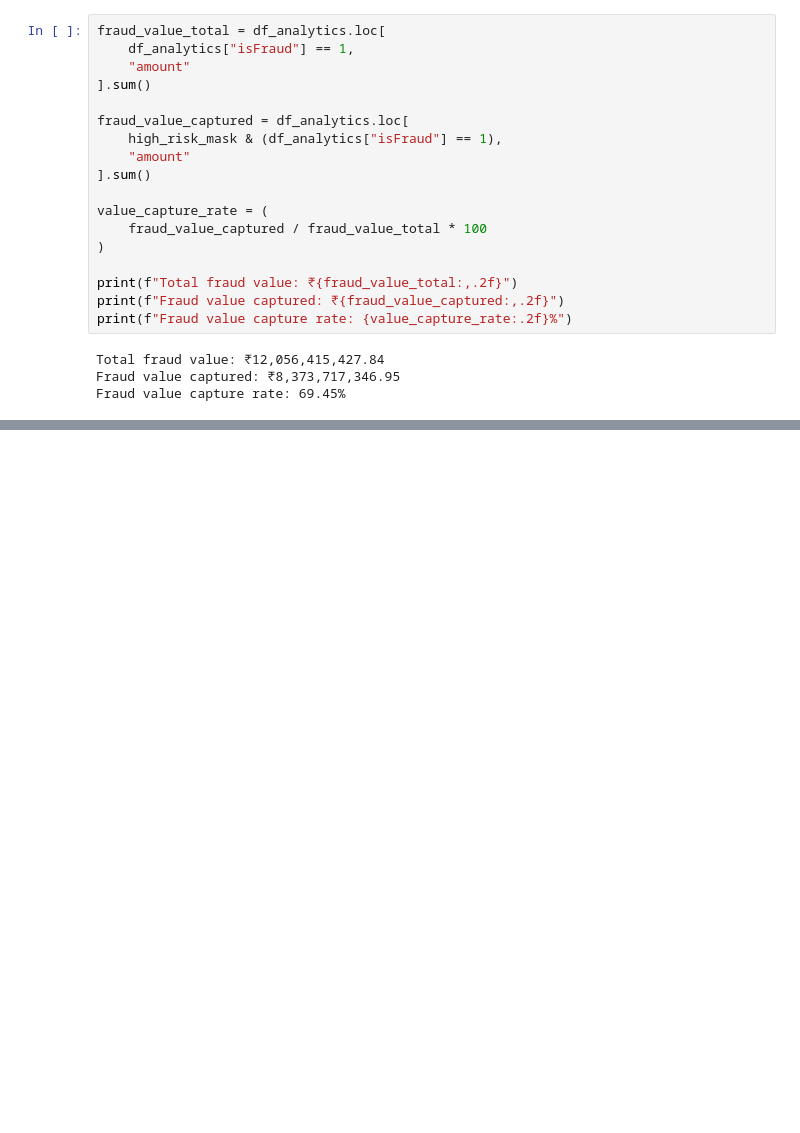
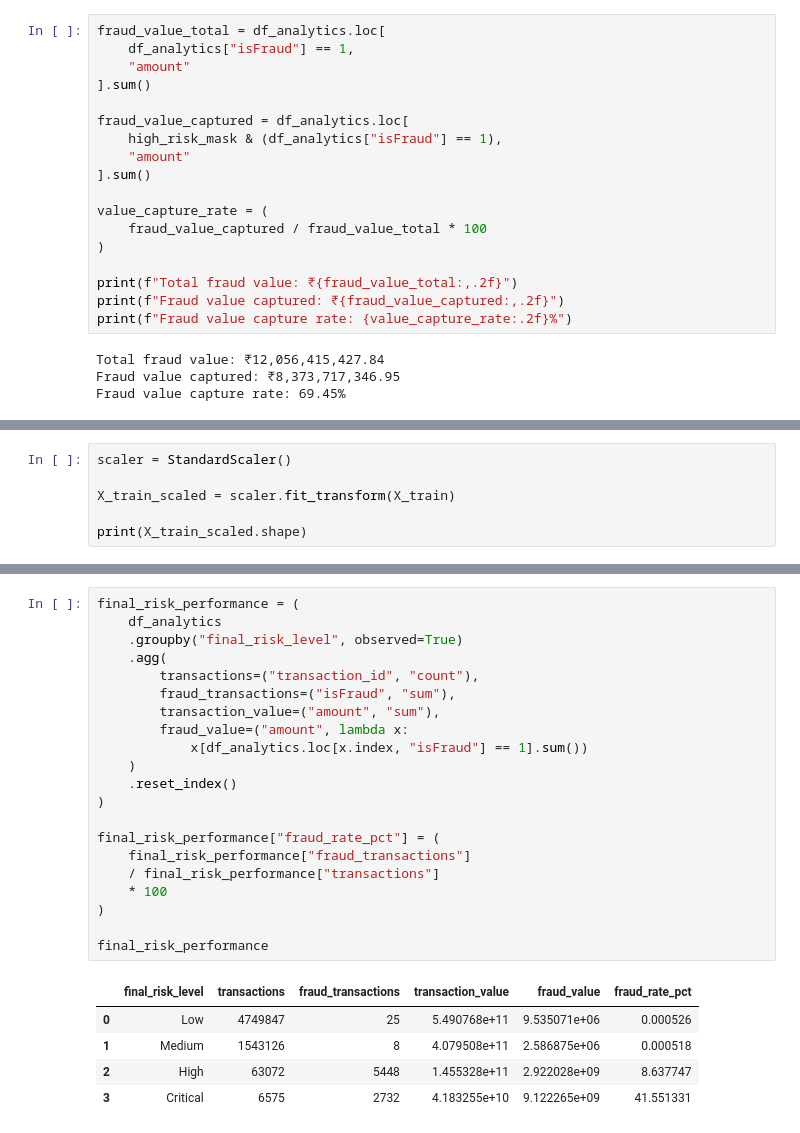
Before and after one commit to Preetam-13/financial-transaction-risk-fraud-analytics, a Jupyter notebook: notebooks/01_data_profiling.ipynb, the cells around one changed output, grey strips where cells are left out. Cells and saved outputs as stored; diff of their text form; blank space fills up the shorter version.

```diff
--- a/notebooks/01_data_profiling.ipynb
+++ b/notebooks/01_data_profiling.ipynb
@@ -787,0 +839,6 @@ Fraud value capture rate: 69.45%
+# %%
+scaler = StandardScaler()
+
+X_train_scaled = scaler.fit_transform(X_train)
+
+print(X_train_scaled.shape)
@@ -787,0 +1148,27 @@ Fraud value capture rate: 69.45%
+# %%
+final_risk_performance = (
+    df_analytics
+    .groupby("final_risk_level", observed=True)
+    .agg(
+        transactions=("transaction_id", "count"),
+        fraud_transactions=("isFraud", "sum"),
+        transaction_value=("amount", "sum"),
+        fraud_value=("amount", lambda x:
+            x[df_analytics.loc[x.index, "isFraud"] == 1].sum())
+    )
+    .reset_index()
+)
+
+final_risk_performance["fraud_rate_pct"] = (
+    final_risk_performance["fraud_transactions"]
+    / final_risk_performance["transactions"]
+    * 100
+)
+
+final_risk_performance
+# %% [output]
+|  | final_risk_level | transactions | fraud_transactions | transaction_value | fraud_value | fraud_rate_pct |
+| 0 | Low | 4749847 | 25 | 5.490768e+11 | 9.535071e+06 | 0.000526 |
+| 1 | Medium | 1543126 | 8 | 4.079508e+11 | 2.586875e+06 | 0.000518 |
+| 2 | High | 63072 | 5448 | 1.455328e+11 | 2.922028e+09 | 8.637747 |
+| 3 | Critical | 6575 | 2732 | 4.183255e+10 | 9.122265e+09 | 41.551331 |
```
Also changed, not shown: parts of 30 cells of this notebook, 1 other file.
